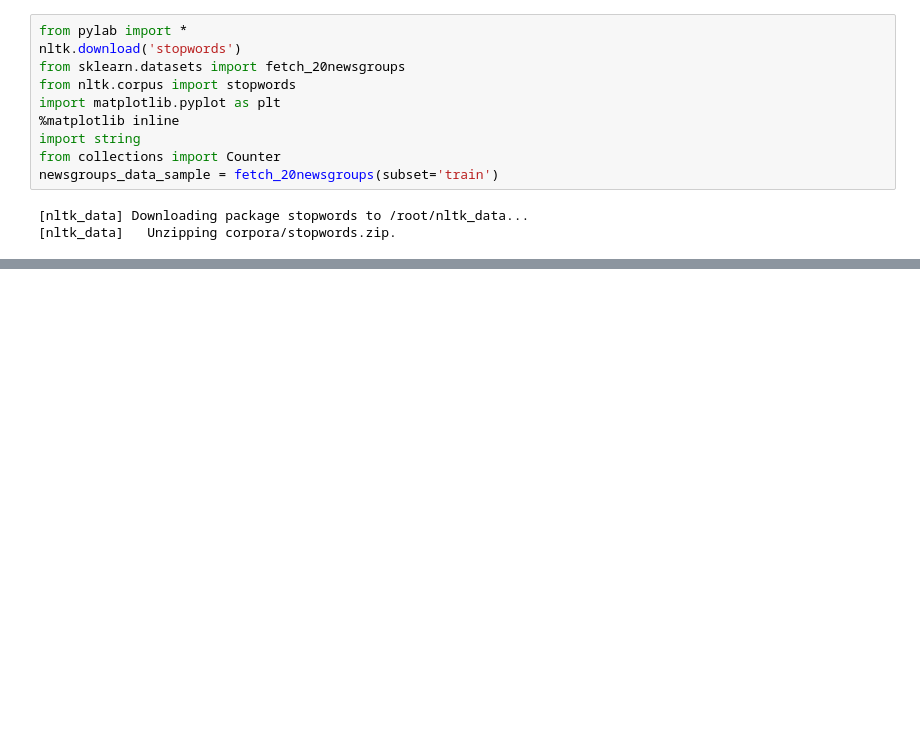
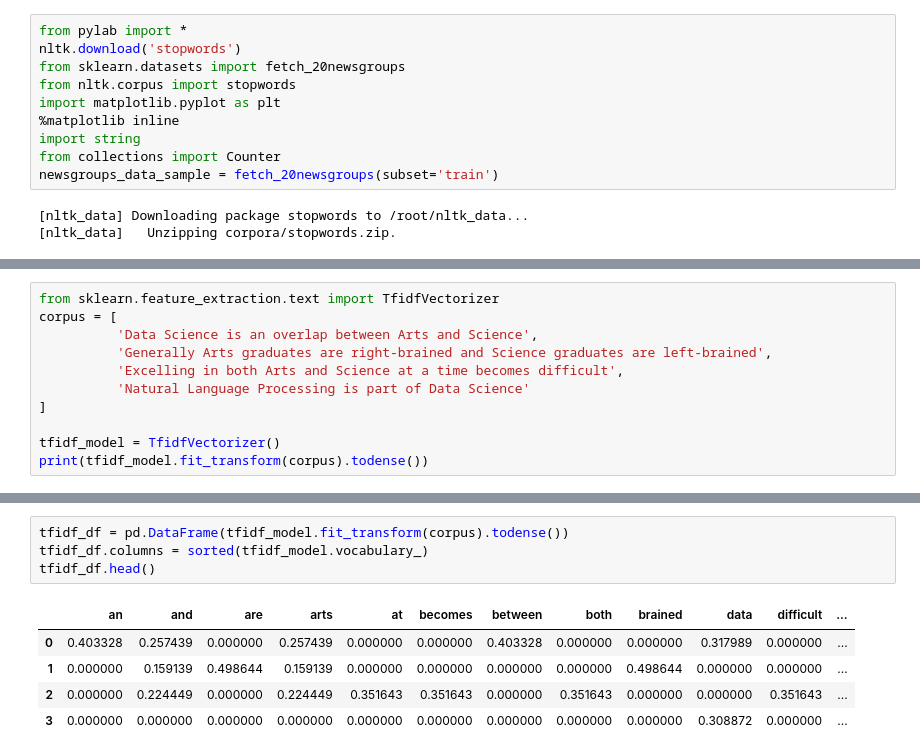
Before and after one commit to kemaladamr/NLP_Fundamentals, a Jupyter notebook: Basic_FeatureExtraction.ipynb, the cells around one changed output, grey strips where cells are left out. Drawn from its saved outputs; the diff is of its cells as text; blank space fills up the shorter version.

```diff
--- a/Basic_FeatureExtraction.ipynb
+++ b/Basic_FeatureExtraction.ipynb
@@ -458,0 +517,11 @@ newsgroups_data_sample = fetch_20newsgroups(subset='train')
+# %%
+from sklearn.feature_extraction.text import TfidfVectorizer
+corpus = [
+          'Data Science is an overlap between Arts and Science',
+          'Generally Arts graduates are right-brained and Science graduates are left-brained',
+          'Excelling in both Arts and Science at a time becomes difficult',
+          'Natural Language Processing is part of Data Science'
+]
+
+tfidf_model = TfidfVectorizer()
+print(tfidf_model.fit_transform(corpus).todense())
@@ -458,0 +549,10 @@ newsgroups_data_sample = fetch_20newsgroups(subset='train')
+# %%
+tfidf_df = pd.DataFrame(tfidf_model.fit_transform(corpus).todense())
+tfidf_df.columns = sorted(tfidf_model.vocabulary_)
+tfidf_df.head()
+# %% [output]
+|  | an | and | are | arts | at | becomes | between | both | brained | data | difficult | ... |
+| 0 | 0.403328 | 0.257439 | 0.000000 | 0.257439 | 0.000000 | 0.000000 | 0.403328 | 0.000000 | 0.000000 | 0.317989 | 0.000000 | ... |
+| 1 | 0.000000 | 0.159139 | 0.498644 | 0.159139 | 0.000000 | 0.000000 | 0.000000 | 0.000000 | 0.498644 | 0.000000 | 0.000000 | ... |
+| 2 | 0.000000 | 0.224449 | 0.000000 | 0.224449 | 0.351643 | 0.351643 | 0.000000 | 0.351643 | 0.000000 | 0.000000 | 0.351643 | ... |
+| 3 | 0.000000 | 0.000000 | 0.000000 | 0.000000 | 0.000000 | 0.000000 | 0.000000 | 0.000000 | 0.000000 | 0.308872 | 0.000000 | ... |
```
Also changed, not shown: parts of 8 cells of this notebook.
